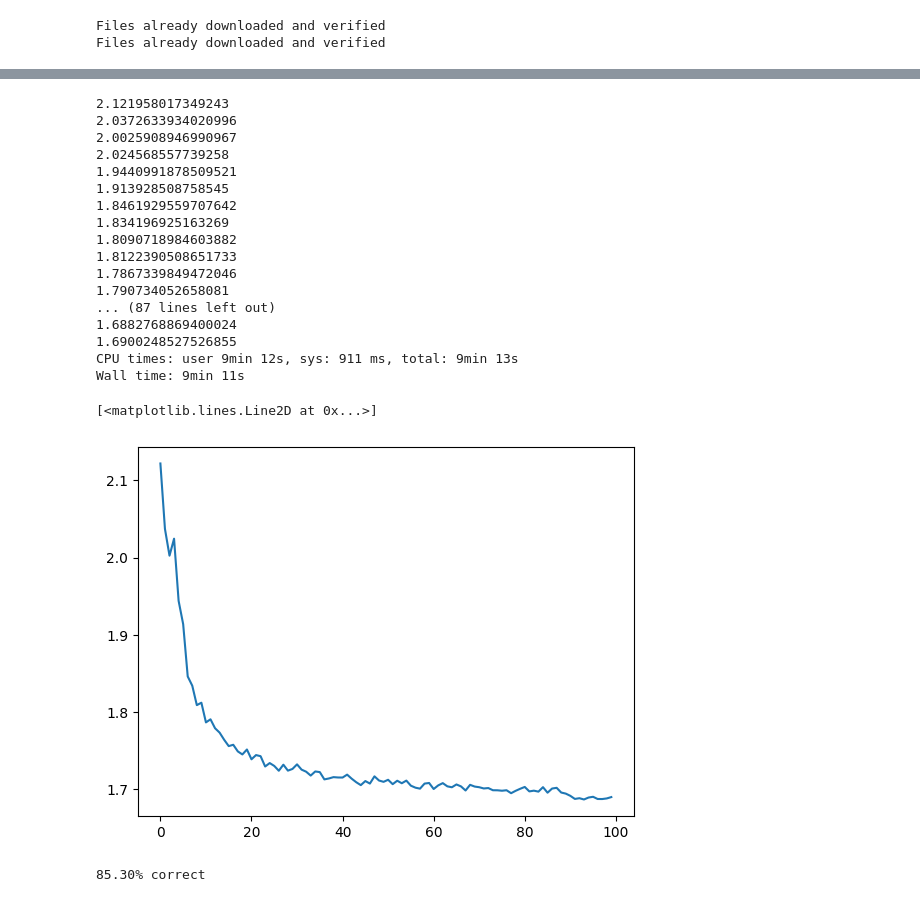
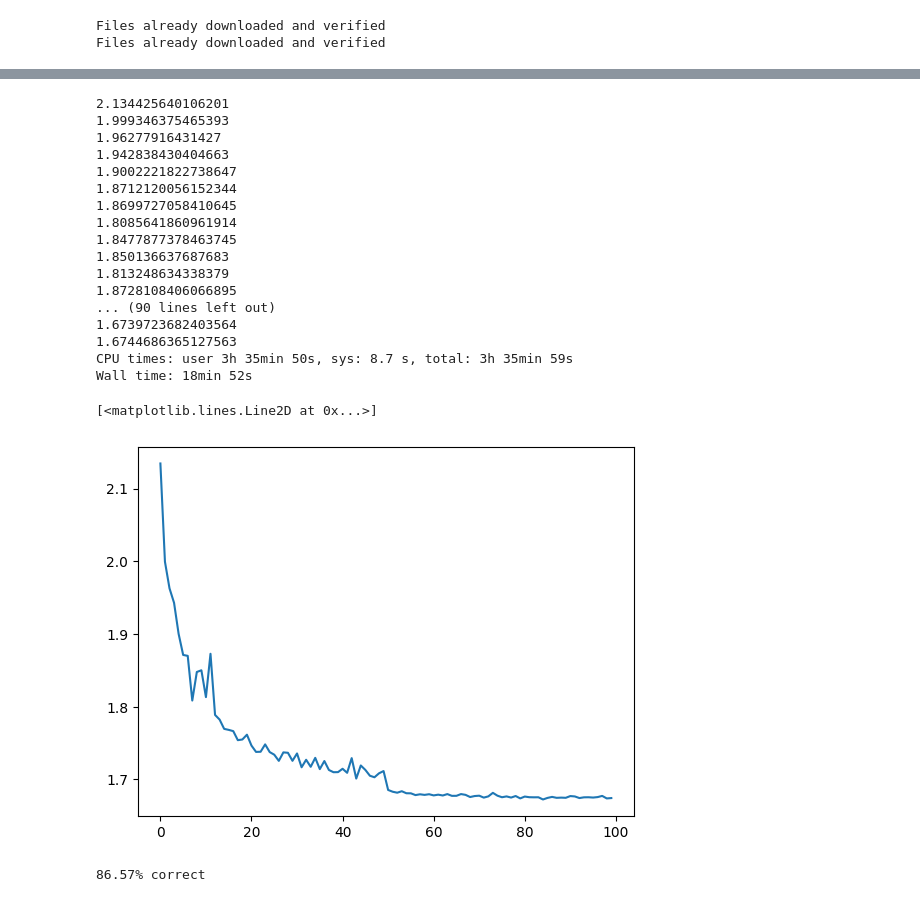
Before and after one commit to kyflores/zero2dcnn, a Jupyter notebook: 4_improving_cifar10.ipynb, the cells around one changed output, grey strips where cells are left out. Saved outputs shown, nothing was run; the diff lists cells and outputs as text; code cells hidden in the pictures.

Commit message:
Add image grid to cifar notebook, use augmentations for another 1.5% on cifar10

```diff
--- a/4_improving_cifar10.ipynb
+++ b/4_improving_cifar10.ipynb
@@ -21,6 +22,29 @@ import torchvision.utils as tu
 from tqdm import tqdm
 import matplotlib.pyplot as plt
 # %%
+class ScaleToUnit(nn.Module):
+    def __init__(self):
+        super().__init__()
+
+    def forward(self, x):
+        x = x / 255.0
+        return x
+
+train_tfs = tvt.Compose([
+    tvt.PILToTensor(),
+    ScaleToUnit(),
+    tvt.RandomHorizontalFlip(0.25),
+    tvt.RandomAffine(
+        degrees=5,
+        scale=(0.9, 1.1),
+    ),
+])
+
+val_tfs = tvt.Compose([
+    tvt.PILToTensor(),
+    ScaleToUnit(),
+])
+
 def transform(image):
     image = tvf.pil_to_tensor(image)
     image = image / 255
@@ -34,7 +58,7 @@ cifar_train = tds.CIFAR10(
     root='datasets',
     download=True,
     train=True,
-    transform=transform,
+    transform=train_tfs,
     target_transform=onehot_label,
 )
 
@@ -42,14 +66,14 @@ cifar_eval = tds.CIFAR10(
     root='datasets',
     download=True,
     train=False,
-    transform=transform,
+    transform=val_tfs,
     target_transform=onehot_label,
 )
 # %% [output]
 Files already downloaded and verified
 Files already downloaded and verified
 # %%
-batchsize = 32
+batchsize = 128
 
 train_loader = tud.DataLoader(cifar_train, batch_size=batchsize, shuffle=True)
 val_loader = tud.DataLoader(cifar_eval, batch_size=batchsize, shuffle=True)
@@ -142,8 +166,13 @@ Estimated Total Size (MB): 189.96
 device='cuda'
 model = MyCnn(out_sz=11, ch=32).to(device).train()
 
-optimizer = torch.optim.SGD(model.parameters(), lr=0.001, momentum=0.9)
-scheduler = torch.optim.lr_scheduler.ReduceLROnPlateau(optimizer, 'min', verbose=True)
+optimizer = torch.optim.SGD(model.parameters(), lr=0.01, momentum=0.9)
+scheduler = torch.optim.lr_scheduler.ReduceLROnPlateau(
+    optimizer,
+    'min',
+    patience=5,
+    verbose=True
+)
 lossfn = nn.CrossEntropyLoss()
 epochs = 100
 
@@ -152,51 +181,51 @@ for epoch in range(epochs):
     model.train()
     for i, (images, target) in enumerate(train_loader):
         optimizer.zero_grad()
         images = images.float().to(device)
         targets = target.float().to(device)
 
         outs = model(images)
         loss = lossfn(outs, targets.view(-1, 11))
         loss.backward()
         optimizer.step()
 
     losses = []
     model.eval()
     for i, (images, target) in enumerate(val_loader):
         with torch.no_grad():
             images = images.float().to(device)
             targets = target.float().to(device)
             outs = model(images)
 
             loss = lossfn(outs, targets.view(-1, 11))
             losses.append(loss)
 
     epoch_loss = torch.Tensor(losses).mean().item()
     print(epoch_loss)
     loss_plot.append(epoch_loss)
     scheduler.step(epoch_loss)
 
 plt.plot(loss_plot)
 # %% [output]
-2.121958017349243
-2.0372633934020996
-2.0025908946990967
-2.024568557739258
-1.9440991878509521
-1.913928508758545
-1.8461929559707642
-1.834196925163269
-1.8090718984603882
-1.8122390508651733
-1.7867339849472046
-1.790734052658081
-... (87 lines left out)
-1.6882768869400024
-1.6900248527526855
-CPU times: user 9min 12s, sys: 911 ms, total: 9min 13s
-Wall time: 9min 11s
+2.134425640106201
+1.999346375465393
+1.96277916431427
+1.942838430404663
+1.9002221822738647
+1.8712120056152344
+1.8699727058410645
+1.8085641860961914
+1.8477877378463745
+1.850136637687683
+1.813248634338379
+1.8728108406066895
+... (90 lines left out)
+1.6739723682403564
+1.6744686365127563
+CPU times: user 3h 35min 50s, sys: 8.7 s, total: 3h 35min 59s
+Wall time: 18min 52s
 [<matplotlib.lines.Line2D at 0x...>]
-[figure, old version]
+[figure, new version]
 # %%
 total = len(cifar_eval)
 correct = 0
@@ -209,4 +238,4 @@ with torch.no_grad():
 
     print("{:.2f}% correct".format(100*correct/total))
 # %% [output]
-85.30% correct
+86.57% correct
```
Also changed, not shown: parts of 3 cells of this notebook, 1 other file.
